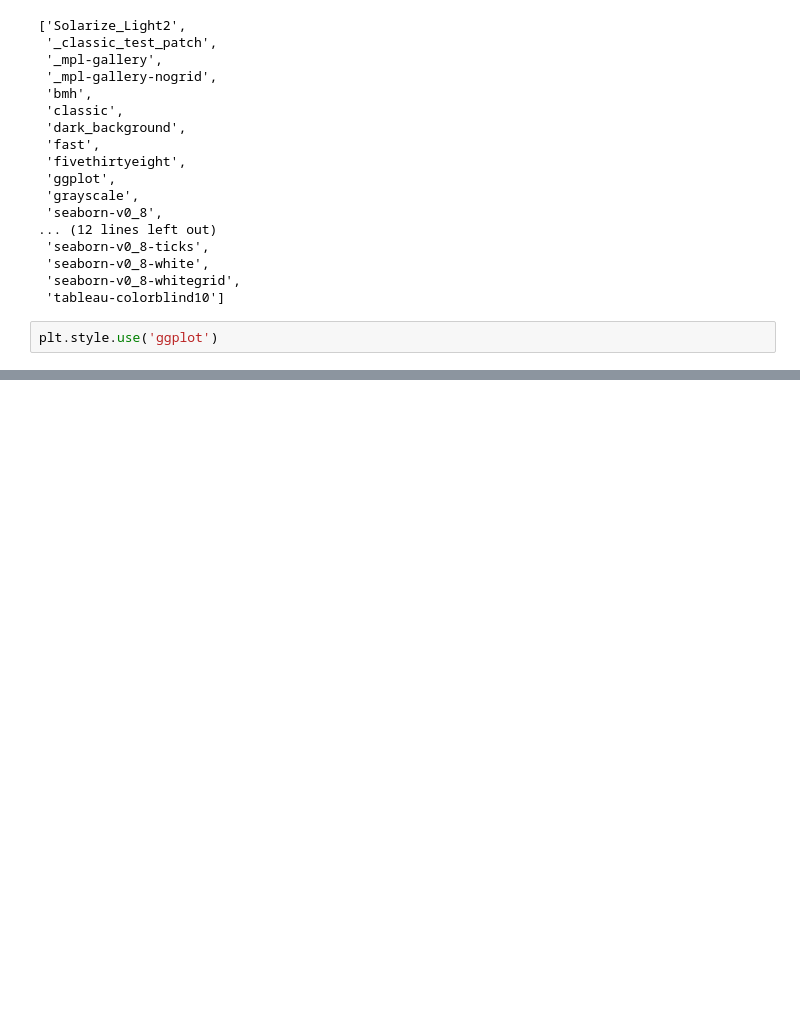
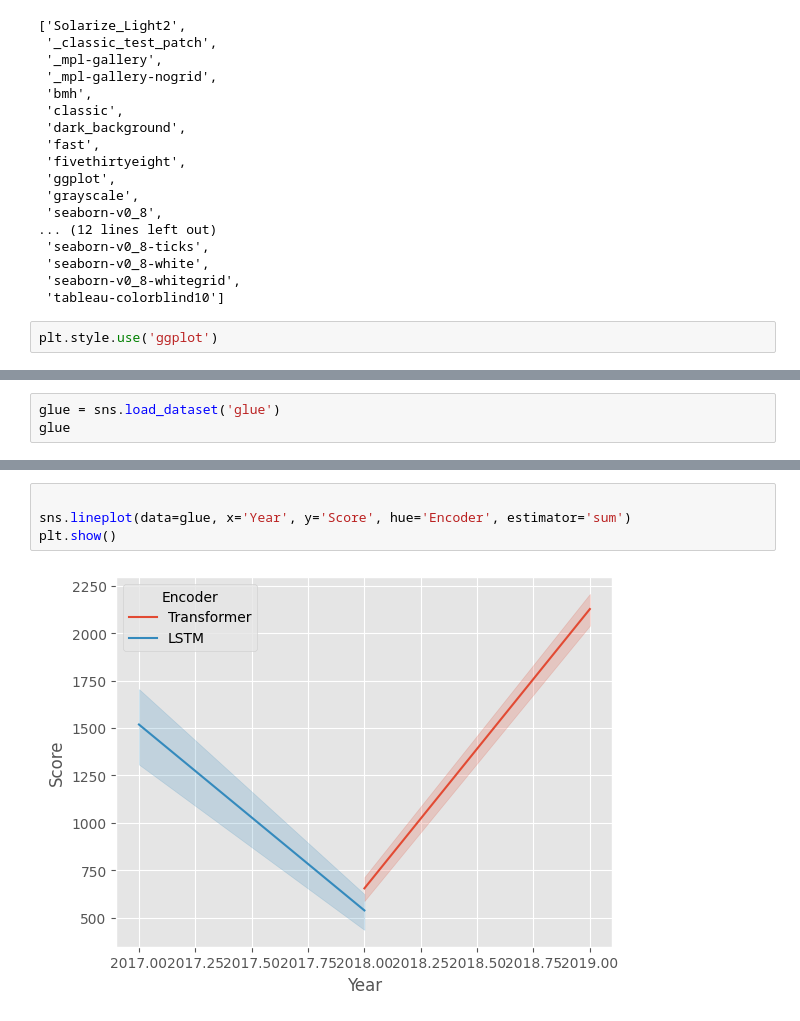
Before and after one commit to jordanriver/new_DS, a Jupyter notebook: Visualizations/matplotlib_practice_1.ipynb, the cells around one changed output, grey strips where cells are left out. Saved outputs shown, nothing was run; the diff lists cells and outputs as text; blank space fills up the shorter version.

```diff
--- a/Visualizations/matplotlib_practice_1.ipynb
+++ b/Visualizations/matplotlib_practice_1.ipynb
@@ -51,0 +103,3 @@ NameError: name 'size' is not defined
+# %%
+glue = sns.load_dataset('glue')
+glue
@@ -51,0 +166,6 @@ NameError: name 'size' is not defined
+# %%
+
+sns.lineplot(data=glue, x='Year', y='Score', hue='Encoder', estimator='sum')
+plt.show()
+# %% [output]
+[figure, added]
```
Also changed, not shown: parts of 9 cells of this notebook.
